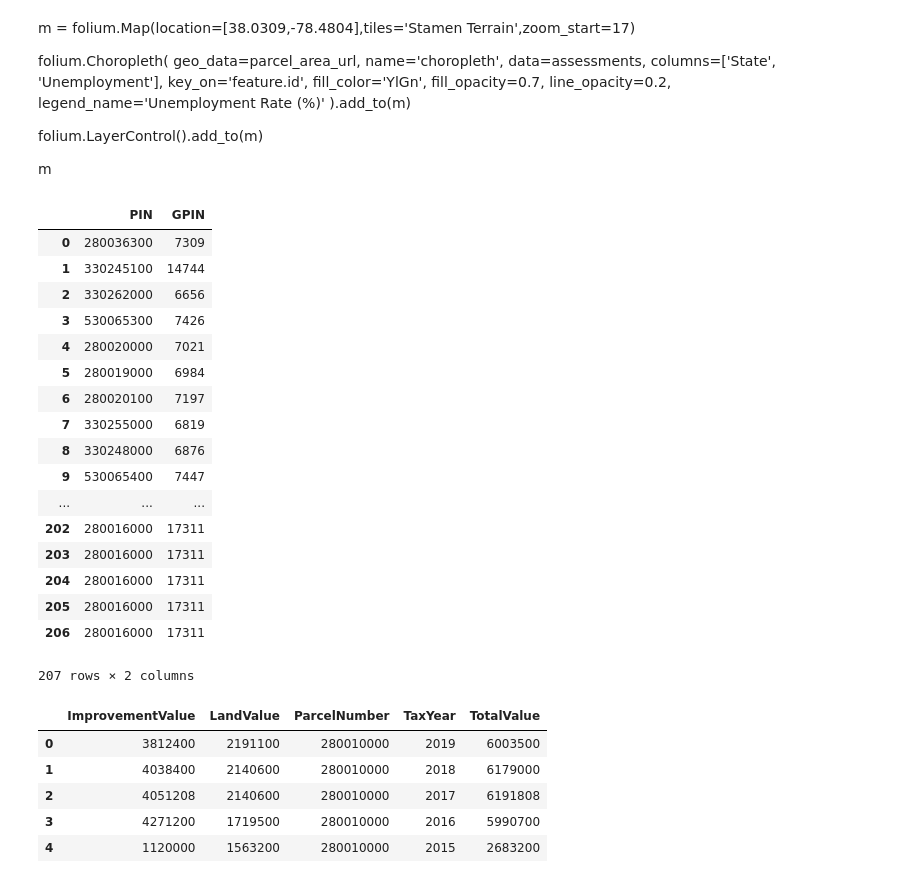
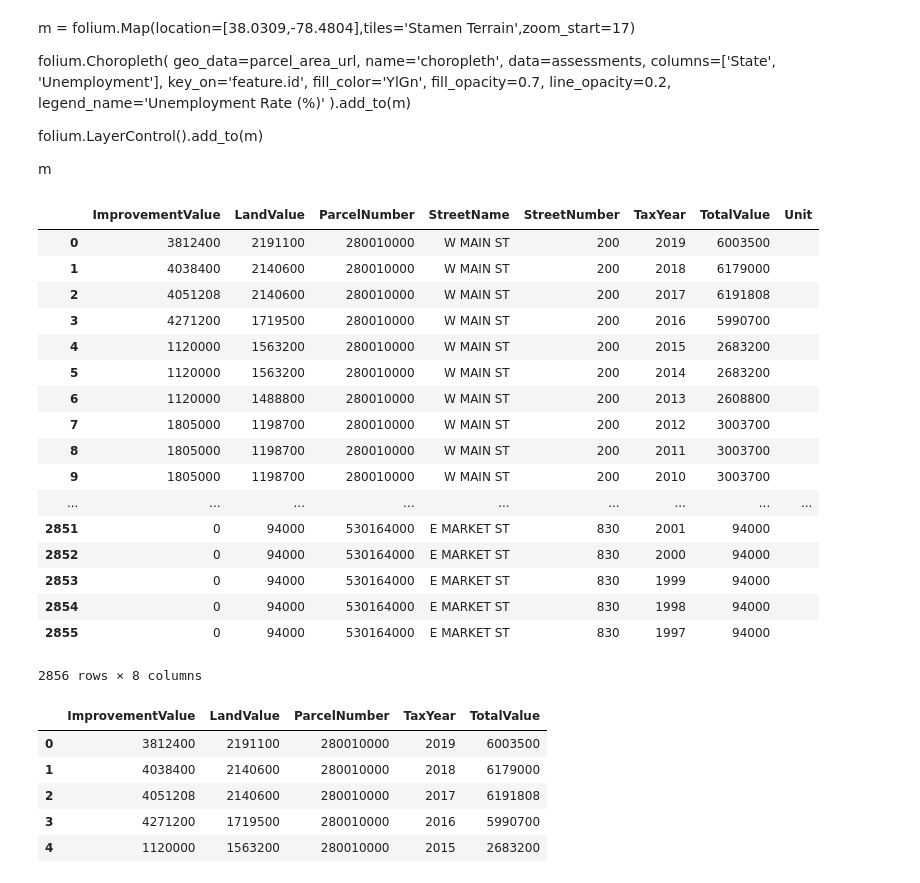
Before and after one commit to strmwtr/downtown_assessments, a Jupyter notebook: Downtown Assessments.ipynb, the cells around one changed output. Drawn from its saved outputs; the diff is of its cells as text; code cells hidden in the pictures.

```diff
--- a/Downtown Assessments.ipynb
+++ b/Downtown Assessments.ipynb
@@ -146,3 +149,22 @@ d2 = r2.json()
 print(r1,r2)
 # %% [output]
 <Response [200]> <Response [200]>
+# %%
+# importing the requests library
+import requests
+
+formatted_pins = [f'%27{x}%27' for x in unique_address_df]
+formatted_pins_1 = formatted_pins[:75]
+formatted_pins_2 = formatted_pins[75:]
+formatted_pins_1 = ','.join(formatted_pins_1)
+formatted_pins_2 = ','.join(formatted_pins_2)
+
+url1 = f"https://gisweb.charlottesville.org/arcgis/rest/services/OpenData_2/MapServer/2/query?where=UPPER(ParcelNumber)%20in%20({formatted_pins_1})%20&outFields=ParcelNumber,LandValue,ImprovementValue,TotalValue,TaxYear,StreetName,StreetNumber,Unit&outSR=4326&f=json"
+url2 = f"https://gisweb.charlottesville.org/arcgis/rest/services/OpenData_2/MapServer/2/query?where=UPPER(ParcelNumber)%20in%20({formatted_pins_2})%20&outFields=ParcelNumber,LandValue,ImprovementValue,TotalValue,TaxYear,StreetName,StreetNumber,Unit&outSR=4326&f=json"
+print(url1)
+r1 = requests.get(url1)
+r2 = requests.get(url2)
+
+d1 = r1.json()
+d2 = r2.json()
+print(r1,r2)
@@ -306,27 +324,28 @@ folium.LayerControl().add_to(m)
 
 m
 # %%
-df_key = df[['PIN','GPIN']]
+df_key = df[['PIN','GPIN','FullAddress']]
 df_key
+assessments
 # %% [output]
-|  | PIN | GPIN |
-| 0 | 280036300 | 7309 |
-| 1 | 330245100 | 14744 |
-| 2 | 330262000 | 6656 |
-| 3 | 530065300 | 7426 |
-| 4 | 280020000 | 7021 |
-| 5 | 280019000 | 6984 |
-| 6 | 280020100 | 7197 |
-| 7 | 330255000 | 6819 |
-| 8 | 330248000 | 6876 |
-| 9 | 530065400 | 7447 |
-| ... | ... | ... |
-| 202 | 280016000 | 17311 |
-| 203 | 280016000 | 17311 |
-| 204 | 280016000 | 17311 |
-| 205 | 280016000 | 17311 |
-| 206 | 280016000 | 17311 |
+|  | ImprovementValue | LandValue | ParcelNumber | StreetName | StreetNumber | TaxYear | TotalValue | Unit |
+| 0 | 3812400 | 2191100 | 280010000 | W MAIN ST | 200 | 2019 | 6003500 |  |
+| 1 | 4038400 | 2140600 | 280010000 | W MAIN ST | 200 | 2018 | 6179000 |  |
+| 2 | 4051208 | 2140600 | 280010000 | W MAIN ST | 200 | 2017 | 6191808 |  |
+| 3 | 4271200 | 1719500 | 280010000 | W MAIN ST | 200 | 2016 | 5990700 |  |
+| 4 | 1120000 | 1563200 | 280010000 | W MAIN ST | 200 | 2015 | 2683200 |  |
+| 5 | 1120000 | 1563200 | 280010000 | W MAIN ST | 200 | 2014 | 2683200 |  |
+| 6 | 1120000 | 1488800 | 280010000 | W MAIN ST | 200 | 2013 | 2608800 |  |
+| 7 | 1805000 | 1198700 | 280010000 | W MAIN ST | 200 | 2012 | 3003700 |  |
+| 8 | 1805000 | 1198700 | 280010000 | W MAIN ST | 200 | 2011 | 3003700 |  |
+| 9 | 1805000 | 1198700 | 280010000 | W MAIN ST | 200 | 2010 | 3003700 |  |
+| ... | ... | ... | ... | ... | ... | ... | ... | ... |
+| 2851 | 0 | 94000 | 530164000 | E MARKET ST | 830 | 2001 | 94000 |  |
+| 2852 | 0 | 94000 | 530164000 | E MARKET ST | 830 | 2000 | 94000 |  |
+| 2853 | 0 | 94000 | 530164000 | E MARKET ST | 830 | 1999 | 94000 |  |
+| 2854 | 0 | 94000 | 530164000 | E MARKET ST | 830 | 1998 | 94000 |  |
+| 2855 | 0 | 94000 | 530164000 | E MARKET ST | 830 | 1997 | 94000 |  |
-207 rows × 2 columns
+2856 rows × 8 columns
 # %%
 assessments.head()
 # %% [output]
```
Also changed, not shown: parts of 16 cells of this notebook.
